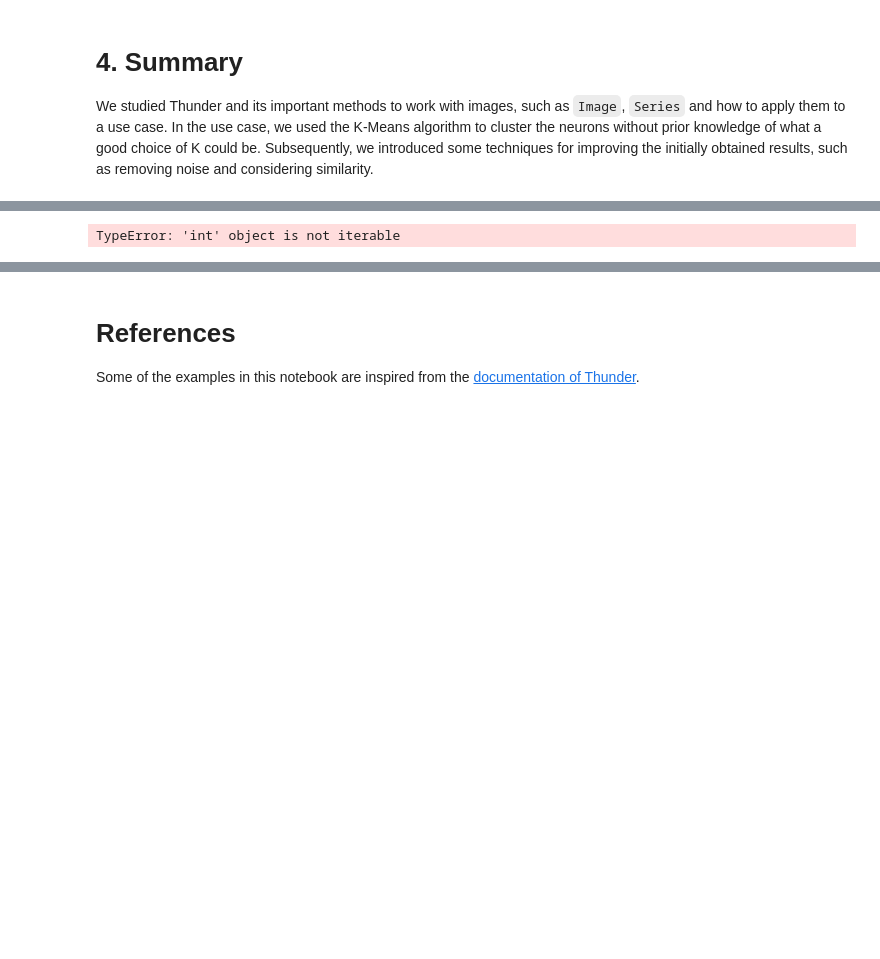
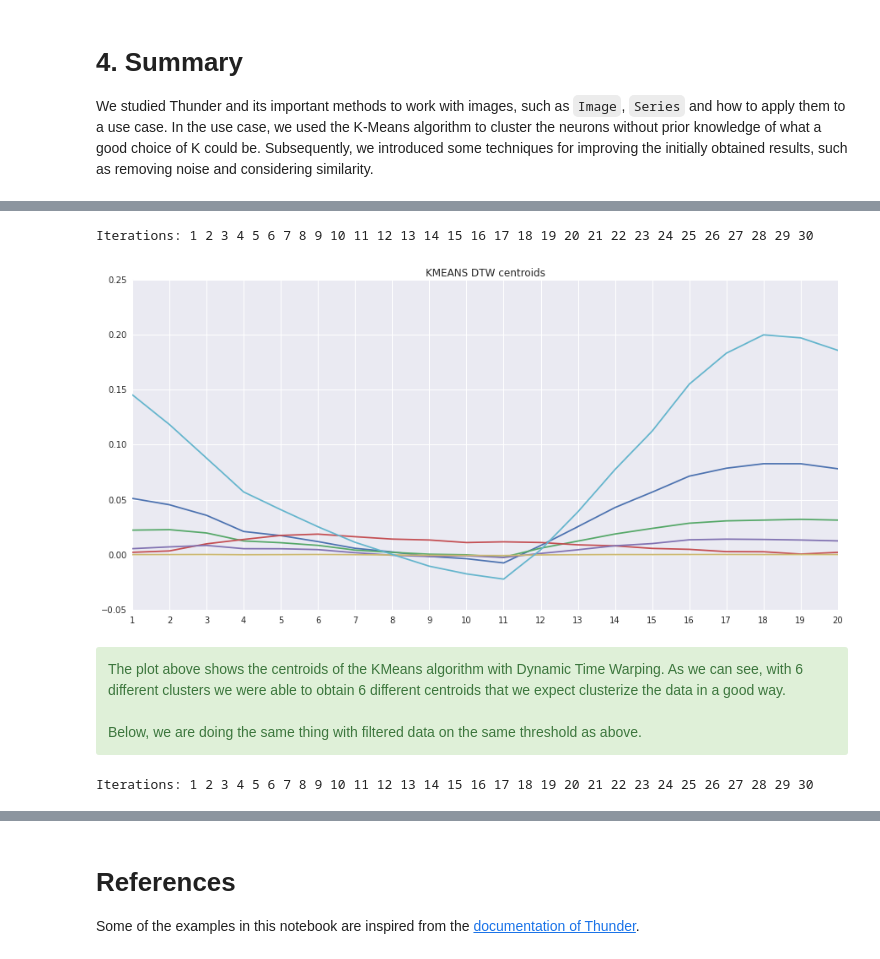
Before and after one commit to alegaballo/AML, a Jupyter notebook: [Lecture 11+12] Analyzing Neuroimaging Data with PySpark and Thunder.ipynb, the cells around one changed output, grey strips where cells are left out. Saved outputs shown, nothing was run; the diff lists cells and outputs as text; code cells hidden in the pictures; blank space fills up the shorter version.

```diff
--- a/[Lecture 11+12] Analyzing Neuroimaging Data with PySpark and Thunder.ipynb
+++ b/[Lecture 11+12] Analyzing Neuroimaging Data with PySpark and Thunder.ipynb
@@ -1572,4 +1596,24 @@ plot_voxels(centroids)
-# %%
-predict_time(centroids, training_data[0])
-# %% [output]
-TypeError: 'int' object is not iterable
+# %%
+dtw_model = KMeansDTW().train(training_data, 6)
+dtw_imgs = []
+# %% [output]
+Iterations: 1 2 3 4 5 6 7 8 9 10 11 12 13 14 15 16 17 18 19 20 21 22 23 24 25 26 27 28 29 30
+# %%
+plot_voxels(dtw_model.centroids.T, title="KMEANS DTW centroids")
+predictions = np.reshape(dtw_model.predict(training_data),(2, 76, 87))
+dtw_sim = np.array([similarity(dtw_model.centroids, v) for v in training_data]).reshape((2, 76, 87))
+dtw_imgs.append(transform(newClrs, predictions[0, :, :], mask=dtw_sim[0, :, :]))
+# %% [output]
+[figure, added]
+# %% [markdown]
+<div class="alert alert-success">
+The plot above shows the centroids of the KMeans algorithm with Dynamic Time Warping. As we can see, with 6 different clusters we were able to obtain 6 different centroids that we expect clusterize the data in a good way.
+<br><br>
+Below, we are doing the same thing with filtered data on the same threshold as above.
+</div>
+# %%
+#trying with filtered data
+filtered_training_data = data.filter(lambda x: x.std() > threshold).tordd().map(lambda x: np.array(x[1])).collect()
+dtw_model_2 = KMeansDTW().train(filtered_training_data, 6)
+# %% [output]
+Iterations: 1 2 3 4 5 6 7 8 9 10 11 12 13 14 15 16 17 18 19 20 21 22 23 24 25 26 27 28 29 30
```
Also changed, not shown: parts of 46 cells of this notebook.
